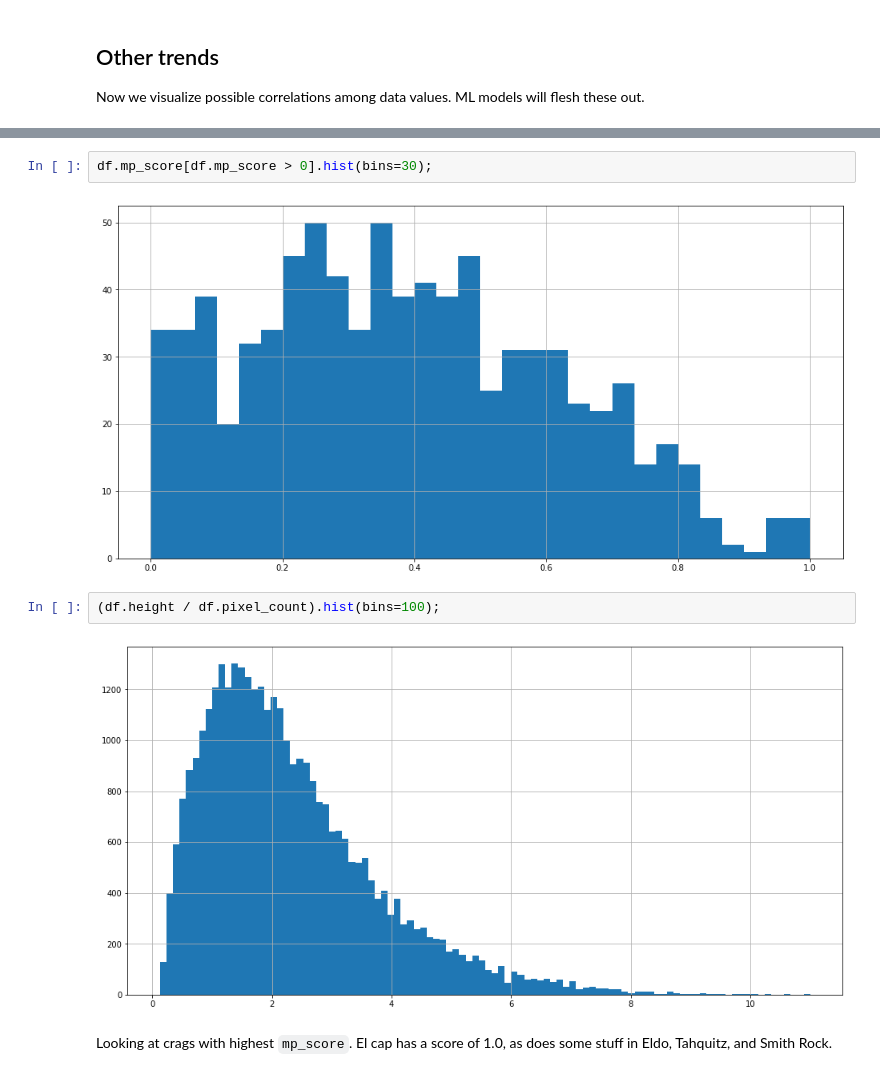
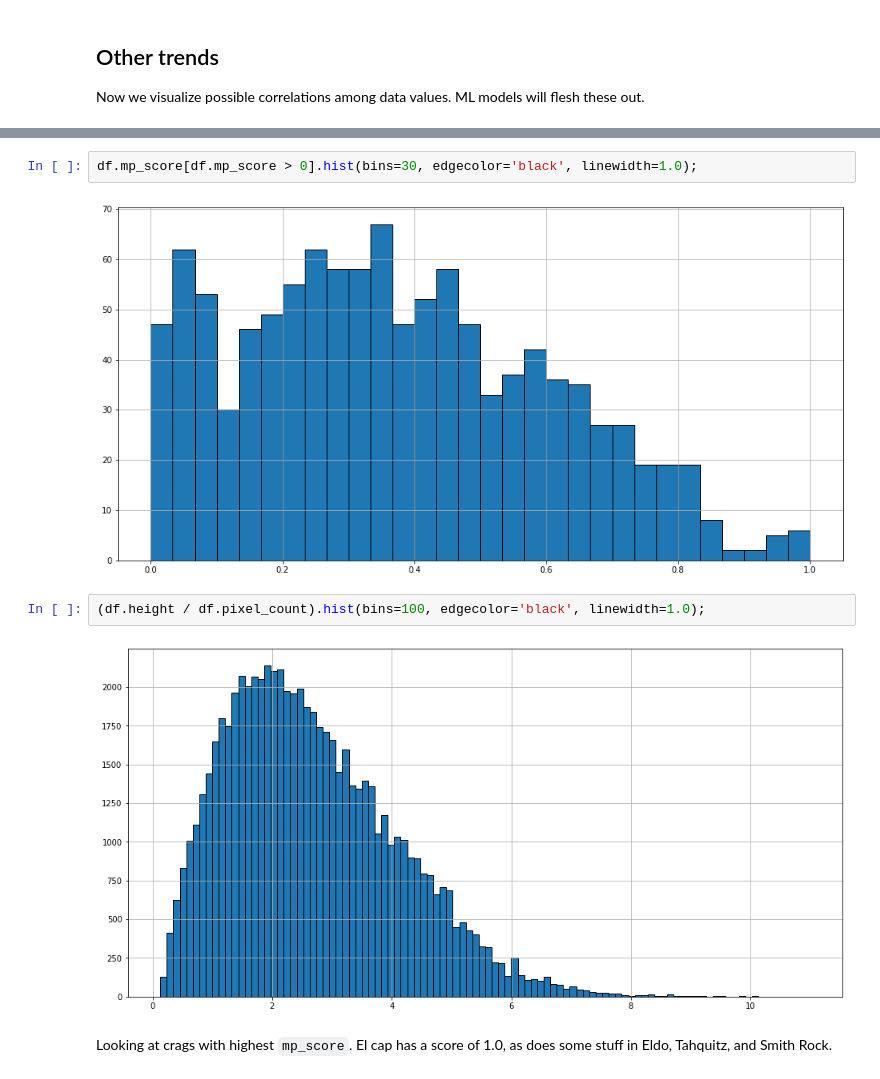
Before and after one commit to zebengberg/big-wall-finder, a Jupyter notebook: src/explore_data.ipynb, the cells around one changed output, grey strips where cells are left out. Saved outputs shown, nothing was run; the diff lists cells and outputs as text.

```diff
--- a/src/explore_data.ipynb
+++ b/src/explore_data.ipynb
@@ -225,11 +227,11 @@ for label in ['B2', 'B4', 'B42', 'B5', 'B6', 'B65', 'B67', 'B7', 'geology_alluvi
 # %%
-df.mp_score[df.mp_score > 0].hist(bins=30);
+df.mp_score[df.mp_score > 0].hist(bins=30, edgecolor='black', linewidth=1.0);
 # %% [output]
-[figure, old version]
+[figure, new version]
 # %%
-(df.height / df.pixel_count).hist(bins=100);
+(df.height / df.pixel_count).hist(bins=100, edgecolor='black', linewidth=1.0);
 # %% [output]
-[figure, old version]
+[figure, new version]
 # %% [markdown]
 Looking at crags with highest `mp_score`. El cap has a score of 1.0, as does some stuff in Eldo, Tahquitz, and Smith Rock.
 # %%
```
Also changed, not shown: parts of 15 cells of this notebook, 4 other files.
